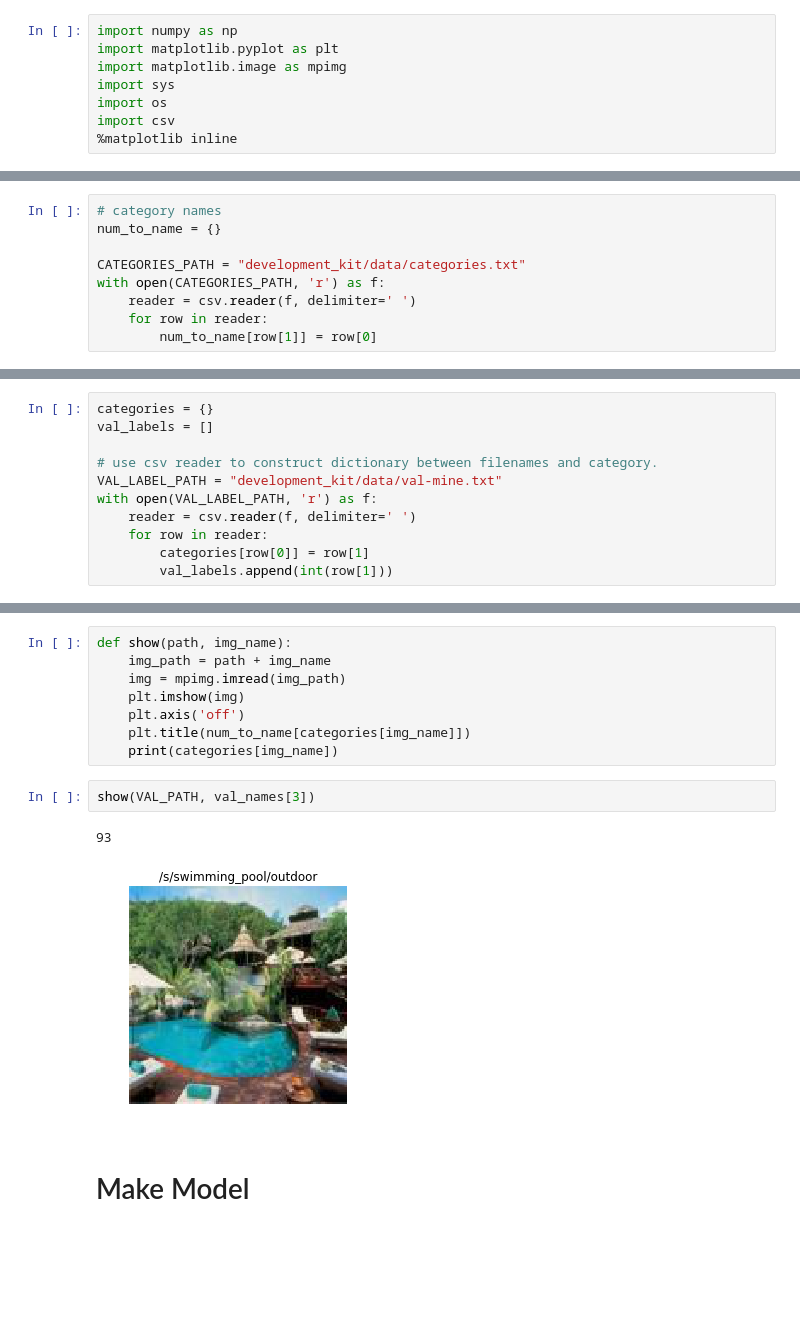
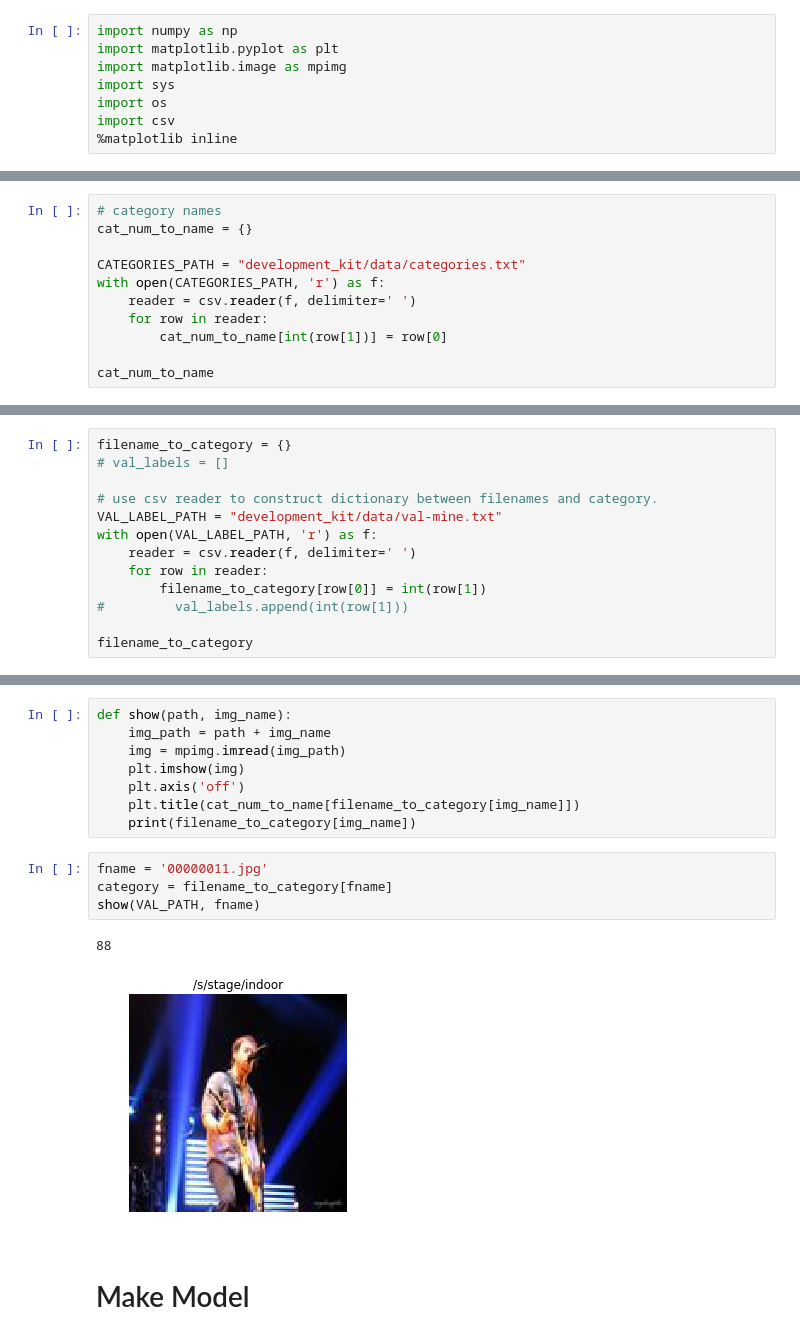
Before and after one commit to darkmatter08/6869-places, a Jupyter notebook: load-data.ipynb, the cells around one changed output, grey strips where cells are left out. Cells and saved outputs as stored; diff of their text form; blank space fills up the shorter version.

```diff
--- a/load-data.ipynb
+++ b/load-data.ipynb
@@ -15,9 +13,11 @@ print(len(val_names))
 # %%
 # category names
-num_to_name = {}
+cat_num_to_name = {}
 
 CATEGORIES_PATH = "development_kit/data/categories.txt"
 with open(CATEGORIES_PATH, 'r') as f:
     reader = csv.reader(f, delimiter=' ')
     for row in reader:
-        num_to_name[row[1]] = row[0]
+        cat_num_to_name[int(row[1])] = row[0]
+
+cat_num_to_name
@@ -24,11 +42,13 @@ with open(CATEGORIES_PATH, 'r') as f:
 # %%
-categories = {}
-val_labels = []
+filename_to_category = {}
+# val_labels = []
 
 # use csv reader to construct dictionary between filenames and category.
 VAL_LABEL_PATH = "development_kit/data/val-mine.txt"
 with open(VAL_LABEL_PATH, 'r') as f:
     reader = csv.reader(f, delimiter=' ')
     for row in reader:
-        categories[row[0]] = row[1]
-        val_labels.append(int(row[1]))
+        filename_to_category[row[0]] = int(row[1])
+#         val_labels.append(int(row[1]))
+
+filename_to_category
@@ -38,13 +76,15 @@ def show(path, img_name):
     img = mpimg.imread(img_path)
     plt.imshow(img)
     plt.axis('off')
-    plt.title(num_to_name[categories[img_name]])
-    print(categories[img_name])
+    plt.title(cat_num_to_name[filename_to_category[img_name]])
+    print(filename_to_category[img_name])
-# %%
-show(VAL_PATH, val_names[3])
-# %% [output]
-93
-[figure, removed]
+# %%
+fname = '00000011.jpg'
+category = filename_to_category[fname]
+show(VAL_PATH, fname)
+# %% [output]
+88
+[figure, added]
 # %% [markdown]
 # Make Model
 # %%
```
Also changed, not shown: parts of 16 cells of this notebook.
